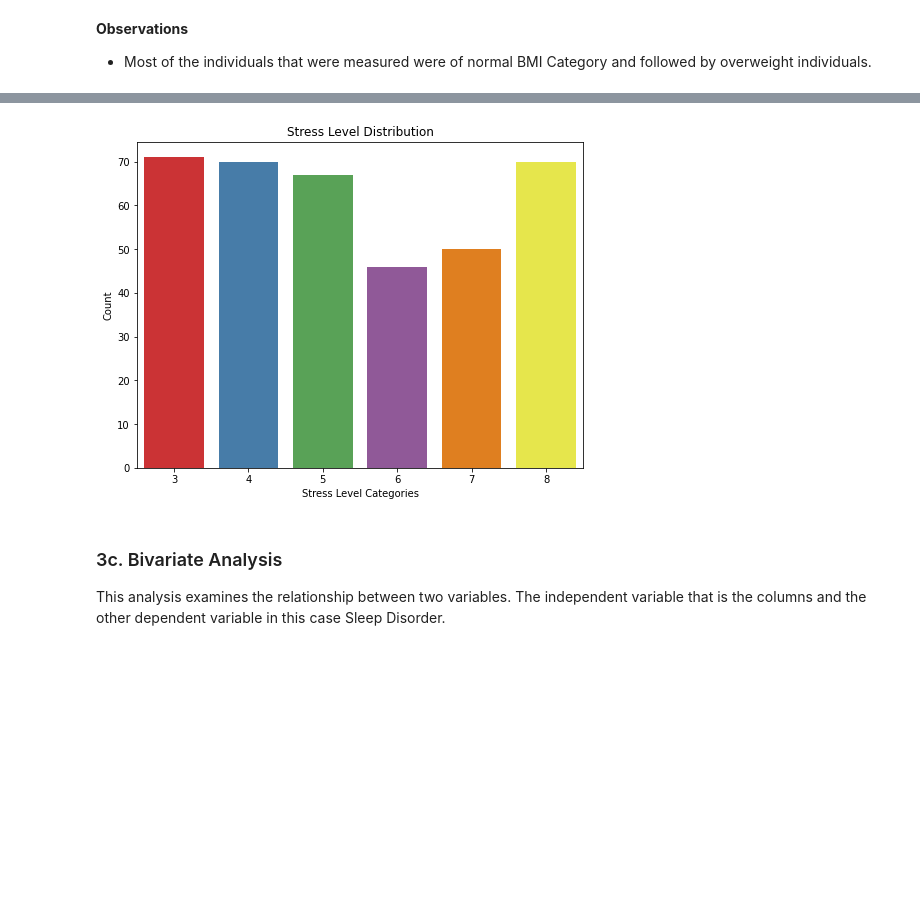
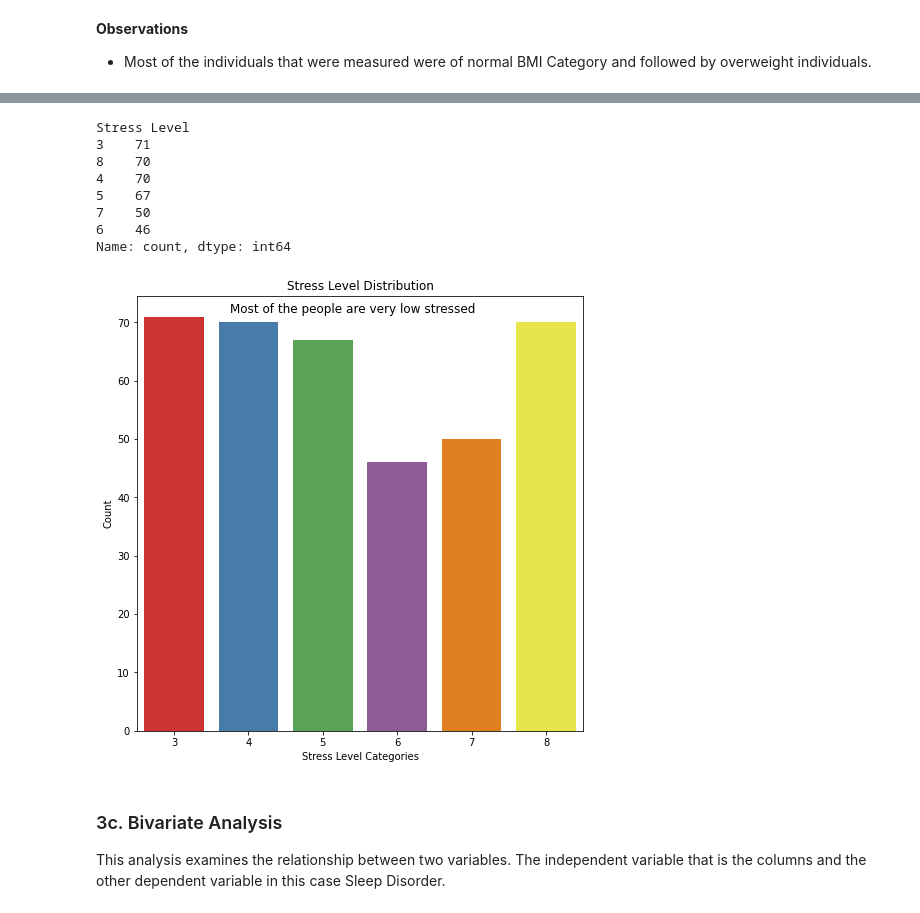
Before and after one commit to jgatharia/Health_and_Sleep_Relation_Project, a Jupyter notebook: health_and_wellness.ipynb, the cells around one changed output, grey strips where cells are left out. Cells and saved outputs as stored; diff of their text form; code cells hidden in the pictures; blank space fills up the shorter version.

```diff
--- a/health_and_wellness.ipynb
+++ b/health_and_wellness.ipynb
@@ -327,15 +324,24 @@ plt.show();
 # %%
 # Lets observe the Sress level distribution
 stress_level_dist = health_wellness_df['Stress Level'].value_counts()
-stress_level_dist
-fig, ax = plt.subplots(figsize=(8,6))
+print(stress_level_dist)
+fig, ax = plt.subplots(figsize=(8,8))
 sns.barplot(x=stress_level_dist.index, y=stress_level_dist.values, ax=ax, palette='Set1')
 ax.set_ylabel('Count')
 ax.set_xlabel('Stress Level Categories')
 ax.set_title('Stress Level Distribution')
+fig.text(0.5, 0.85, 'Most of the people are very low stressed', ha='center', fontsize=12)
 plt.show();
 # %% [output]
+Stress Level
+3    71
+8    70
+4    70
+5    67
+7    50
+6    46
+Name: count, dtype: int64
-[figure, old version]
+[figure, new version]
 # %% [markdown]
 ### 3c. Bivariate Analysis
 This analysis examines the relationship between two variables. The independent variable that is the columns and the other dependent variable in this case Sleep Disorder.
```
Also changed, not shown: parts of 10 cells of this notebook.
